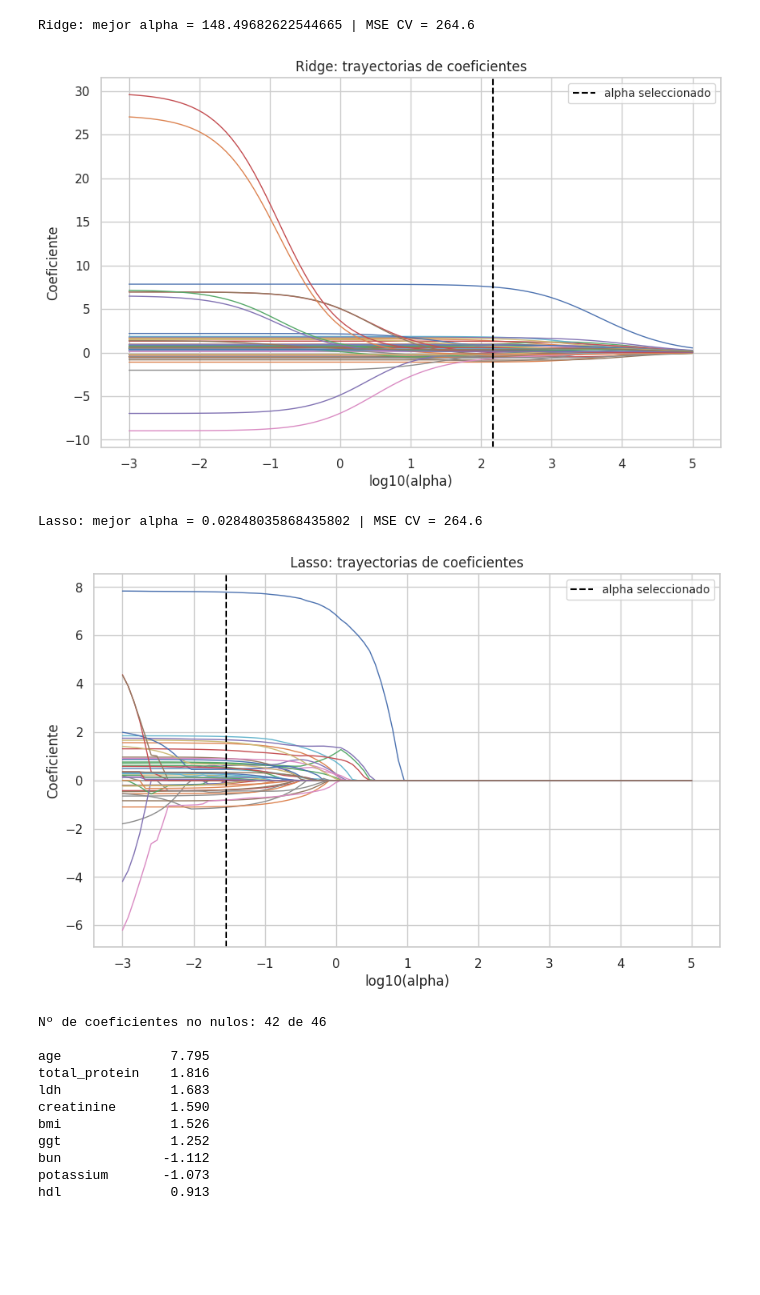
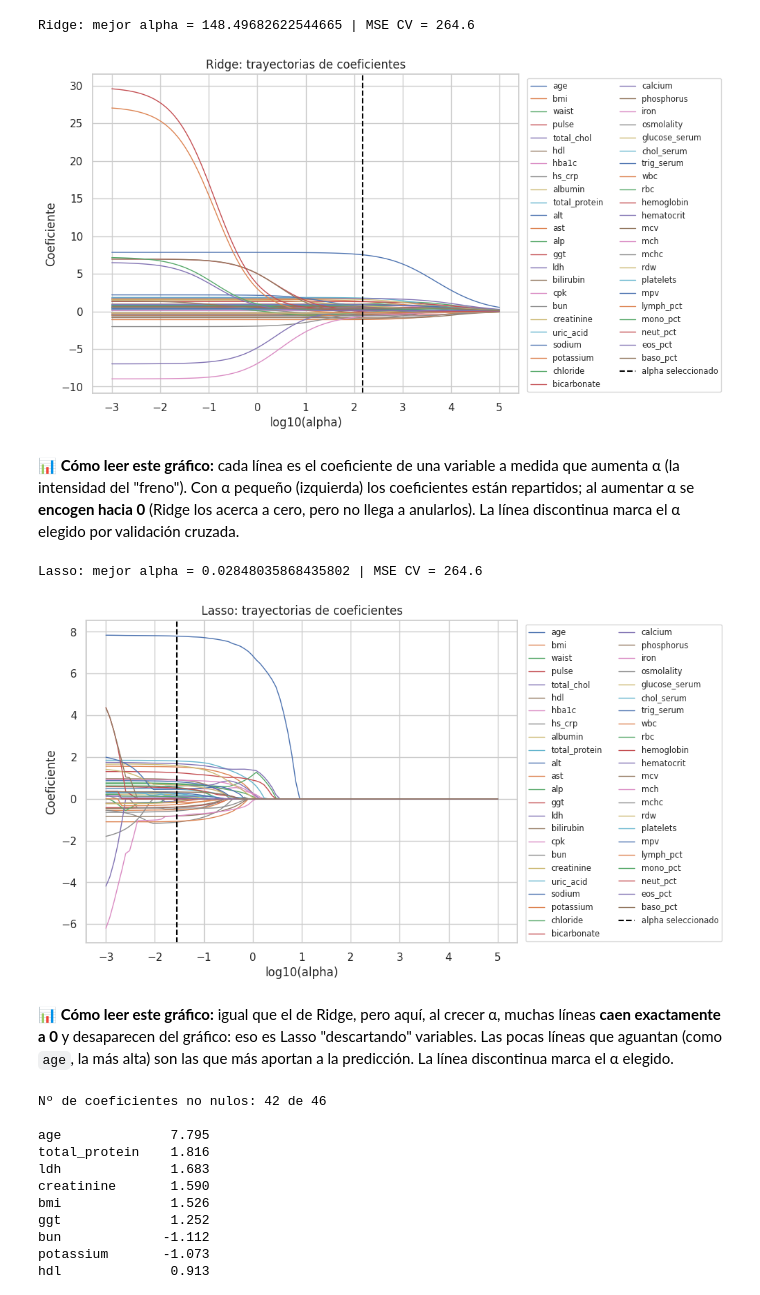
Before and after one commit to Mariiagrm/NHANES_Estudio_Estadistico_Salud, a Jupyter notebook: Practica.ipynb, the cells around one changed output. Drawn from its saved outputs; the diff is of its cells as text; code cells hidden in the pictures; blank space fills up the shorter version.

```diff
--- a/Practica.ipynb
+++ b/Practica.ipynb
@@ -432,20 +539,23 @@ Ridge: mejor alpha = 148.49682622544665 | MSE CV = 264.6
 # %%
 # Trayectoria de coeficientes Ridge
 scaler_path = StandardScaler().fit(X_train)
 X_train_scaled = scaler_path.transform(X_train)
 
 ridge_coefs = np.asarray([Ridge(alpha=a).fit(X_train_scaled, y_train).coef_ for a in alphas])
-plt.figure(figsize=(10, 6))
+plt.figure(figsize=(13, 6))
 for j, name in enumerate(X_pen.columns):
-    plt.plot(np.log10(alphas), ridge_coefs[:, j], lw=1)
+    plt.plot(np.log10(alphas), ridge_coefs[:, j], lw=1, label=name)
 plt.axvline(np.log10(ridge_search.best_params_["model__alpha"]), color="black",
             linestyle="--", label="alpha seleccionado")
 plt.xlabel("log10(alpha)"); plt.ylabel("Coeficiente")
 plt.title("Ridge: trayectorias de coeficientes")
-plt.legend(loc="upper right", fontsize="small")
+plt.legend(bbox_to_anchor=(1.01, 1.0), loc="upper left", fontsize="x-small", ncol=2)
+plt.subplots_adjust(right=0.60)
 plt.show()
 # %% [output]
-[figure, old version]
+[figure, new version]
+# %% [markdown]
+**📊 Cómo leer este gráfico:** cada línea es el coeficiente de una variable a medida que aumenta α (la intensidad del "freno"). Con α pequeño (izquierda) los coeficientes están repartidos; al aumentar α se **encogen hacia 0** (Ridge los acerca a cero, pero no llega a anularlos). La línea discontinua marca el α elegido por validación cruzada.
 # %%
 lasso_pipe = Pipeline([("scaler", StandardScaler()), ("model", Lasso(max_iter=20000))])
 lasso_search = GridSearchCV(lasso_pipe, {"model__alpha": alphas},
@@ -458,17 +568,20 @@ Lasso: mejor alpha = 0.02848035868435802 | MSE CV = 264.6
 # %%
 # Trayectoria de coeficientes Lasso
 lasso_coefs = np.asarray([Lasso(alpha=a, max_iter=20000).fit(X_train_scaled, y_train).coef_ for a in alphas])
-plt.figure(figsize=(10, 6))
+plt.figure(figsize=(13, 6))
 for j, name in enumerate(X_pen.columns):
-    plt.plot(np.log10(alphas), lasso_coefs[:, j], lw=1)
+    plt.plot(np.log10(alphas), lasso_coefs[:, j], lw=1, label=name)
 plt.axvline(np.log10(lasso_search.best_params_["model__alpha"]), color="black",
             linestyle="--", label="alpha seleccionado")
 plt.xlabel("log10(alpha)"); plt.ylabel("Coeficiente")
 plt.title("Lasso: trayectorias de coeficientes")
-plt.legend(loc="upper right", fontsize="small")
+plt.legend(bbox_to_anchor=(1.01, 1.0), loc="upper left", fontsize="x-small", ncol=2)
+plt.subplots_adjust(right=0.60)
 plt.show()
 # %% [output]
-[figure, old version]
+[figure, new version]
+# %% [markdown]
+**📊 Cómo leer este gráfico:** igual que el de Ridge, pero aquí, al crecer α, muchas líneas **caen exactamente a 0** y desaparecen del gráfico: eso es Lasso "descartando" variables. Las pocas líneas que aguantan (como `age`, la más alta) son las que más aportan a la predicción. La línea discontinua marca el α elegido.
 # %%
 # Variables que conserva Lasso
 lasso_model = lasso_search.best_estimator_.named_steps["model"]
```
Also changed, not shown: parts of 44 cells of this notebook.
